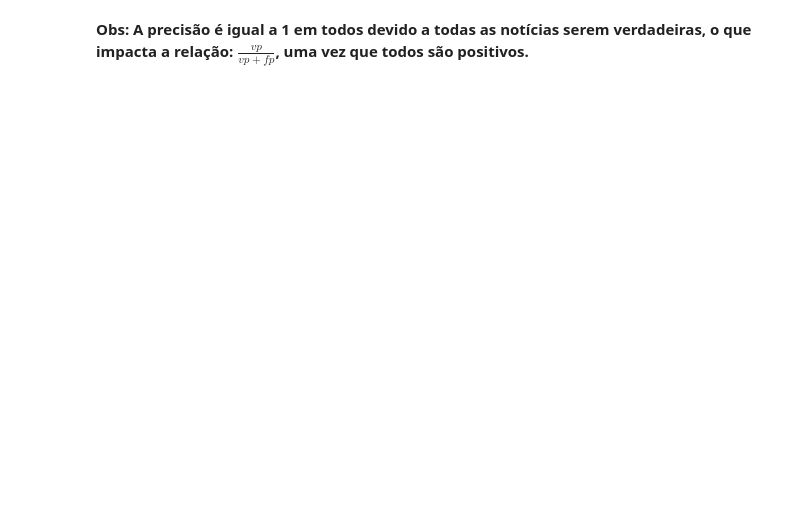
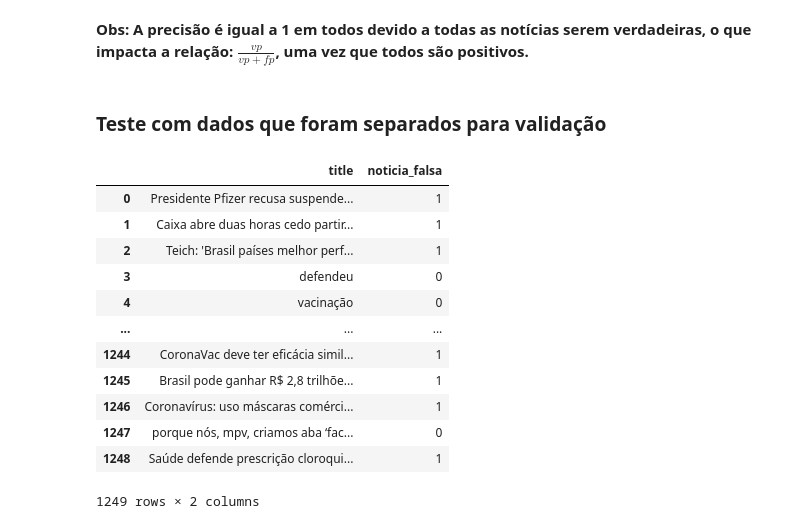
Before and after one commit to Thomazellinho/tcc_noticiasfalsas_ilum, a Jupyter notebook: tcc_2/teste_2.ipynb, the cells around one changed output. Saved outputs shown, nothing was run; the diff lists cells and outputs as text; code cells hidden in the pictures; blank space fills up the shorter version.

Commit message:
Atualização do Notebook teste_2.ipynb

```diff
--- a/tcc_2/teste_2.ipynb
+++ b/tcc_2/teste_2.ipynb
@@ -480,3 +543,25 @@ Acurácia: 0.901
 Precisão: 1.000
 # %% [markdown]
 **Obs: A precisão é igual a 1 em todos devido a todas as notícias serem verdadeiras, o que impacta a relação: $ \frac{vp}{vp + fp} $, uma vez que todos são positivos.**
+# %% [markdown]
+### Teste com dados que foram separados para validação
+# %%
+segundo_df = segundo_df[['title', 'noticia_falsa']]
+
+#segundo_df.columns = ['', '']
+
+display(segundo_df)
+# %% [output]
+|  | title | noticia_falsa |
+| 0 | Presidente Pfizer recusa suspende... | 1 |
+| 1 | Caixa abre duas horas cedo partir... | 1 |
+| 2 | Teich: 'Brasil países melhor perf... | 1 |
+| 3 | defendeu | 0 |
+| 4 | vacinação | 0 |
+| ... | ... | ... |
+| 1244 | CoronaVac deve ter eficácia simil... | 1 |
+| 1245 | Brasil pode ganhar R$ 2,8 trilhõe... | 1 |
+| 1246 | Coronavírus: uso máscaras comérci... | 1 |
+| 1247 | porque nós, mpv, criamos aba ‘fac... | 0 |
+| 1248 | Saúde defende prescrição cloroqui... | 1 |
+1249 rows × 2 columns
```
Also changed, not shown: parts of 15 cells of this notebook.
